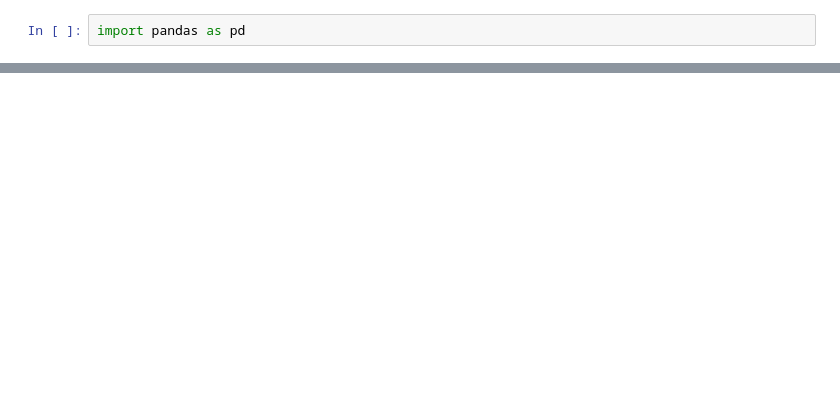
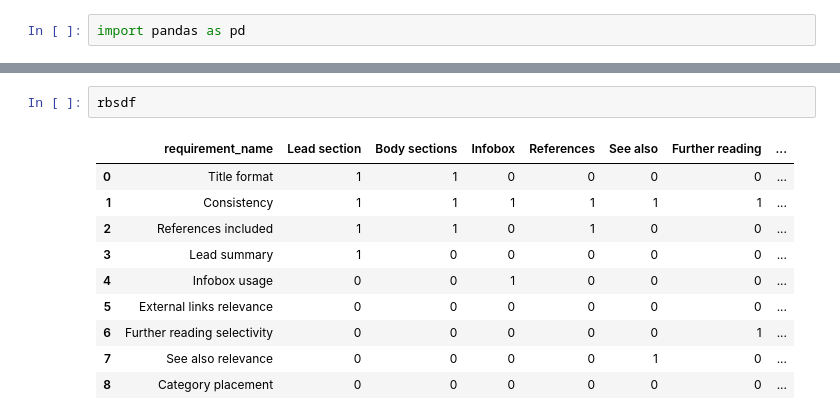
Before and after one commit to mzargham/wiki-demo, a Jupyter notebook: evalutators/lab.ipynb, the cells around one changed output, grey strips where cells are left out. Cells and saved outputs as stored; diff of their text form; blank space fills up the shorter version.

```diff
--- a/evalutators/lab.ipynb
+++ b/evalutators/lab.ipynb
@@ -82 +79,14 @@ criteria = joined_df.iloc[-1]
+# %%
+rbsdf
+# %% [output]
+|  | requirement_name | Lead section | Body sections | Infobox | References | See also | Further reading | ... |
+| 0 | Title format | 1 | 1 | 0 | 0 | 0 | 0 | ... |
+| 1 | Consistency | 1 | 1 | 1 | 1 | 1 | 1 | ... |
+| 2 | References included | 1 | 1 | 0 | 1 | 0 | 0 | ... |
+| 3 | Lead summary | 1 | 0 | 0 | 0 | 0 | 0 | ... |
+| 4 | Infobox usage | 0 | 0 | 1 | 0 | 0 | 0 | ... |
+| 5 | External links relevance | 0 | 0 | 0 | 0 | 0 | 0 | ... |
+| 6 | Further reading selectivity | 0 | 0 | 0 | 0 | 0 | 1 | ... |
+| 7 | See also relevance | 0 | 0 | 0 | 0 | 1 | 0 | ... |
+| 8 | Category placement | 0 | 0 | 0 | 0 | 0 | 0 | ... |
 # %%
```
Also changed, not shown: parts of 40 cells of this notebook, 1 other file.
